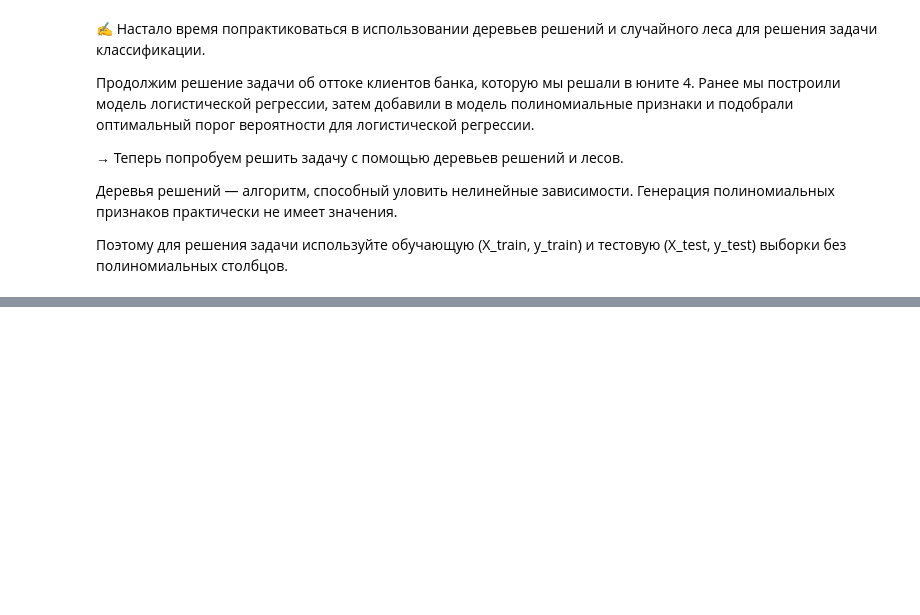
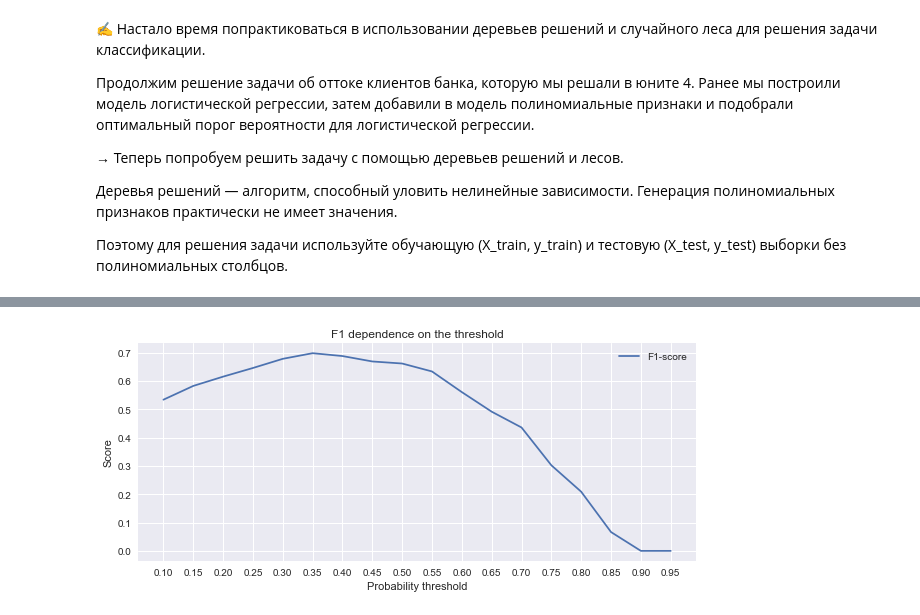
Before and after one commit to d3enjan/sf_data_science, a Jupyter notebook: skillfactory/ML-3. Обучение с учителем классификация/7. Деревья решений и случайный лес. Практика.ipynb, the cells around one changed output, grey strips where cells are left out. Cells and saved outputs as stored; diff of their text form; code cells hidden in the pictures; blank space fills up the shorter version.

```diff
--- a/skillfactory/ML-3. Обучение с учителем классификация/7. Деревья решений и случайный лес. Практика.ipynb
+++ b/skillfactory/ML-3. Обучение с учителем классификация/7. Деревья решений и случайный лес. Практика.ipynb
@@ -20,0 +34,3 @@
+# %%
+churn_data = pd.read_csv('data/churn.csv')
+churn_data.head()
@@ -20,0 +150,33 @@
+# %%
+#Считаем вероятности ухода каждого клиента
+#Нас интересует только вероятность класса (второй столбец)
+y_proba_pred = rf_clf_2d.predict_proba(X_test)[:, 1]
+#Для удобства завернём numpy-массив в Pandas Series
+y_proba_pred = pd.Series(y_proba_pred)
+#Создадим списки, в которых будем хранить значения метрик
+f1_scores = []
+#Сгенерируем набор вероятностных порогов в диапазоне от 0.1 до 1
+thresholds = np.arange(0.1, 1, 0.05)
+#В цикле будем перебирать сгенерированные пороги
+for threshold in thresholds:
+    #Клиент, для которых вероятность ухода > threshold, относим к классу 1
+    #В противном случае — к классу 0
+    y_pred = y_proba_pred.apply(lambda x: 1 if x>threshold else 0)
+    #Считаем метрики и добавляем их в списки
+    f1_scores.append(metrics.f1_score(y_test, y_pred))
+# %%
+#Визуализируем метрики при различных threshold
+fig, ax = plt.subplots(figsize=(10, 4)) #фигура + координатная плоскость
+
+ax.plot(thresholds, f1_scores, label='F1-score')
+
+#Даём графику название и подписываем оси
+ax.set_title('F1 dependence on the threshold')
+ax.set_xlabel('Probability threshold')
+ax.set_ylabel('Score')
+#Устанавливаем отметки по оси x
+ax.set_xticks(thresholds)
+#Отображаем легенду
+ax.legend();
+# %% [output]
+[figure, added]
```
Also changed, not shown: parts of 11 cells of this notebook.
